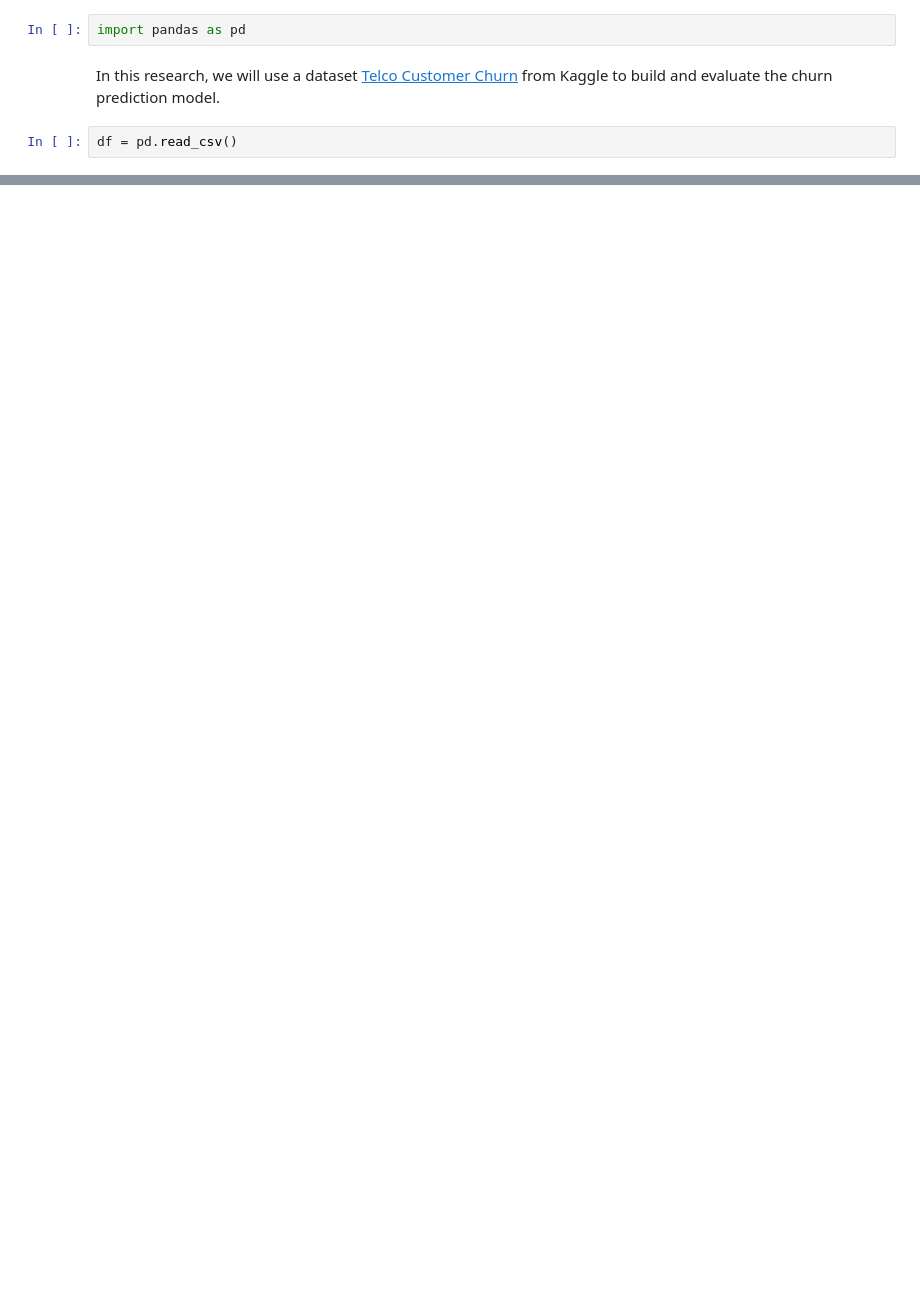
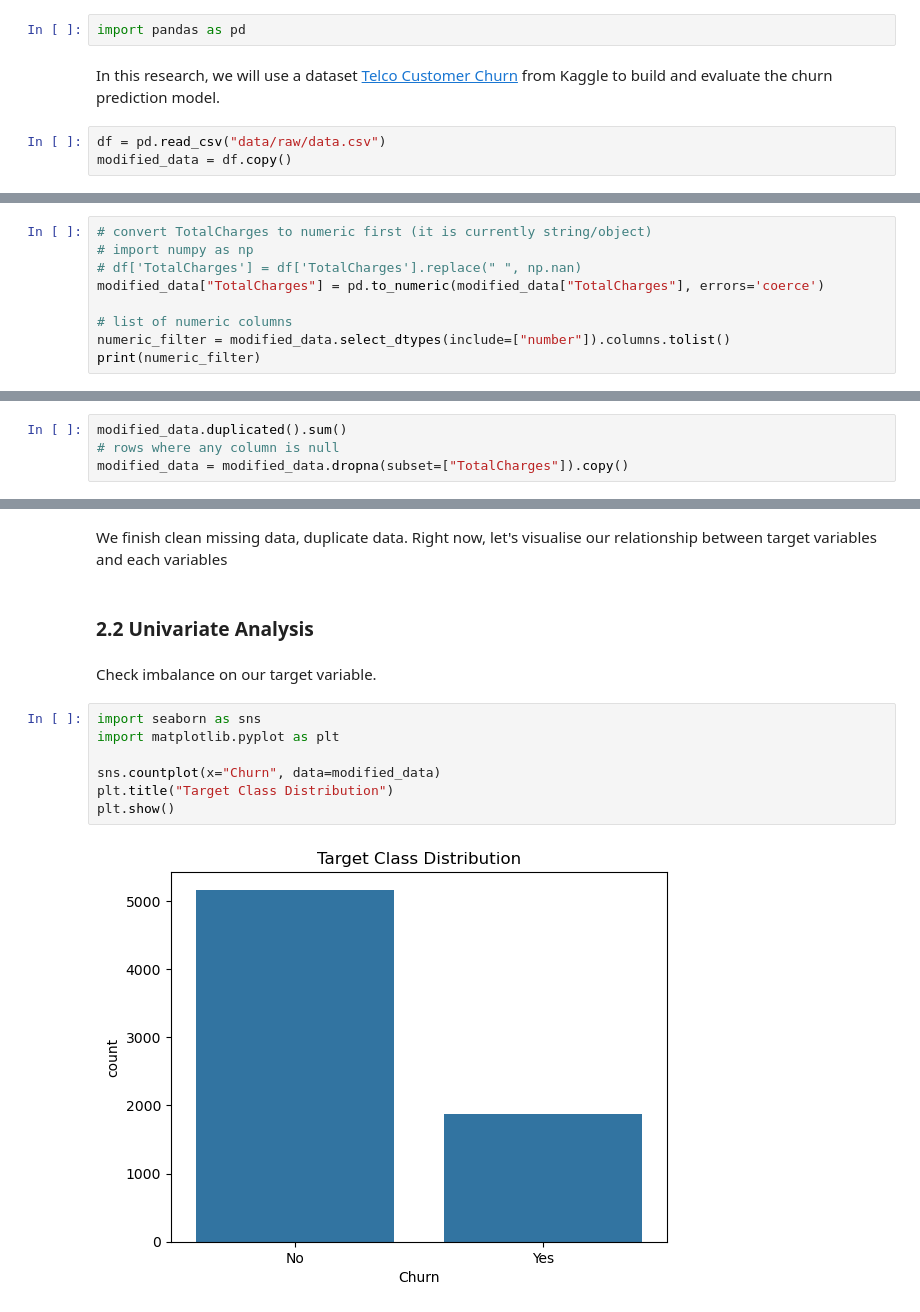
Before and after one commit to bjleee/Customer-Churn-Prediction-System, a Jupyter notebook: notebooks1.ipynb, the cells around one changed output, grey strips where cells are left out. Saved outputs shown, nothing was run; the diff lists cells and outputs as text; blank space fills up the shorter version.

Commit message:
Finishing EDA

```diff
--- a/notebooks1.ipynb
+++ b/notebooks1.ipynb
@@ -13,5 +13,6 @@ import pandas as pd
 # %% [markdown]
 In this research, we will use a dataset [Telco Customer Churn](https://www.kaggle.com/datasets/blastchar/telco-customer-churn) from Kaggle to build and evaluate the churn prediction model.
 # %%
-df = pd.read_csv()
+df = pd.read_csv("data/raw/data.csv")
+modified_data = df.copy()
 # %% [markdown]
@@ -18,0 +53,9 @@ df = pd.read_csv()
+# %%
+# convert TotalCharges to numeric first (it is currently string/object)
+# import numpy as np
+# df['TotalCharges'] = df['TotalCharges'].replace(" ", np.nan)
+modified_data["TotalCharges"] = pd.to_numeric(modified_data["TotalCharges"], errors='coerce')
+
+# list of numeric columns
+numeric_filter = modified_data.select_dtypes(include=["number"]).columns.tolist()
+print(numeric_filter)
@@ -18,0 +95,4 @@ df = pd.read_csv()
+# %%
+modified_data.duplicated().sum()
+# rows where any column is null
+modified_data = modified_data.dropna(subset=["TotalCharges"]).copy()
@@ -18,0 +119,15 @@ df = pd.read_csv()
+# %% [markdown]
+We finish clean missing data, duplicate data. Right now, let's visualise our relationship between target variables and each variables
+# %% [markdown]
+### 2.2 Univariate Analysis
+# %% [markdown]
+Check imbalance on our target variable.
+# %%
+import seaborn as sns
+import matplotlib.pyplot as plt
+
+sns.countplot(x="Churn", data=modified_data)
+plt.title("Target Class Distribution")
+plt.show()
+# %% [output]
+[figure, added]
```
Also changed, not shown: parts of 16 cells of this notebook, 1 other file.
